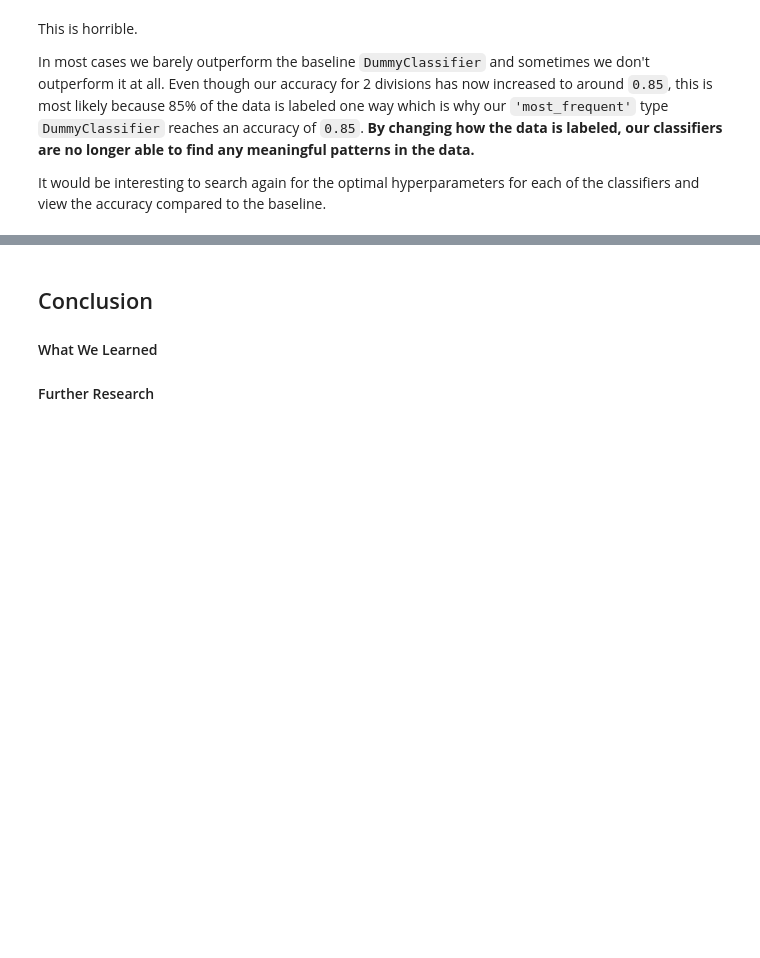
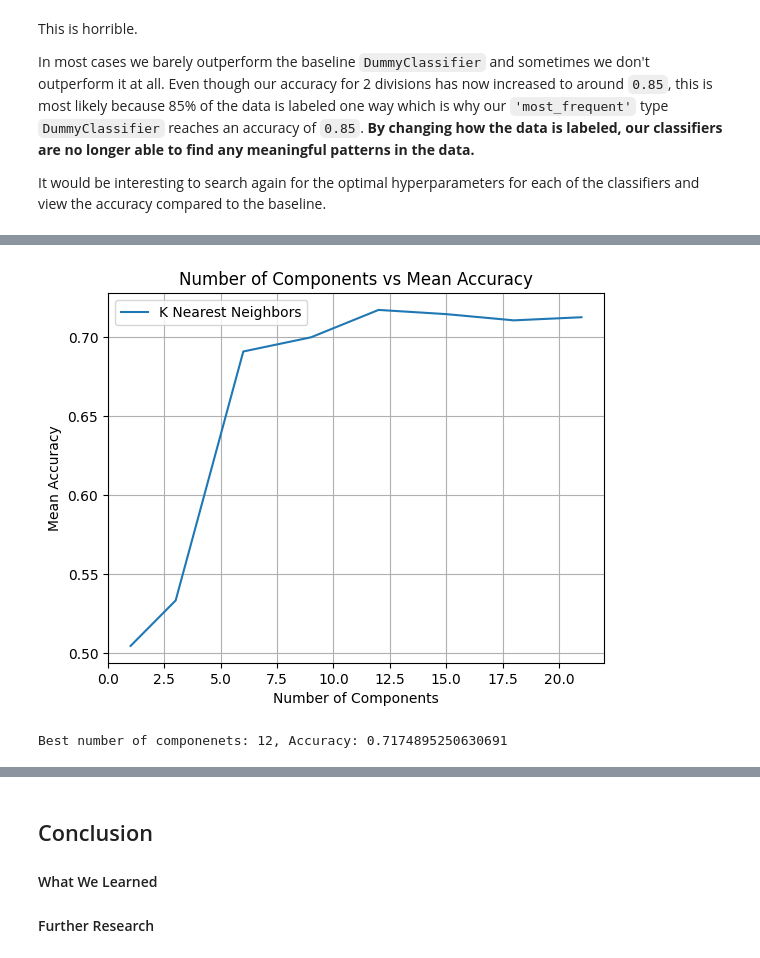
Before and after one commit to s-colins/CS345-Final-Project, a Jupyter notebook: final-project.ipynb, the cells around one changed output, grey strips where cells are left out. Cells and saved outputs as stored; diff of their text form; code cells hidden in the pictures; blank space fills up the shorter version.

```diff
--- a/final-project.ipynb
+++ b/final-project.ipynb
@@ -596,0 +605,9 @@ It would be interesting to search again for the optimal hyperparameters for each
+# %%
+from sklearn.decomposition import PCA
+from sklearn.model_selection import cross_val_score
+
+n_components = 15
+pca = PCA(n_components=n_components)
+X_pca = pca.fit_transform(X_standardized)
+
+X_standardized.shape, X_pca.shape
@@ -596,0 +618,38 @@ It would be interesting to search again for the optimal hyperparameters for each
+# %%
+def get_pca_cv_results(X, y, n_values, classifier):
+    rows = []
+    cv = StratifiedKFold(n_splits=5, shuffle=True, random_state=42)
+    for n_components in n_values:
+        pca = PCA(n_components=n_components)
+        X_pca = pca.fit_transform(X)
+        results = cross_validate(classifier, X_pca, y, cv=cv, scoring="accuracy", return_train_score=True)
+        rows.append({
+            "n_components": n_components,
+            "test_mean":  np.mean(results["test_score"]),
+            "pca_obj": pca
+        })
+    return pd.DataFrame(rows)
+
+n_values = [1, 3, 6, 9, 12, 15, 18, 21]
+knn_pca_cv_results = get_pca_cv_results(X_standardized, y_median, n_values, k_nearest_neighbors_classifier)
+
+knn_pca_accuracies = knn_pca_cv_results['test_mean']
+
+plt.plot(n_values, knn_pca_accuracies, label="K Nearest Neighbors")
+
+plt.xlabel("Number of Components")
+plt.ylabel("Mean Accuracy")
+plt.title("Number of Components vs Mean Accuracy")
+plt.grid(True)
+plt.legend()
+plt.show()
+
+best_row = knn_pca_cv_results.loc[knn_pca_cv_results["test_mean"].idxmax()]
+best_n_components = int(best_row["n_components"])
+best_accuracy = best_row["test_mean"]
+best_pca_obj = best_row["pca_obj"]
+
+print(f"Best number of componenets: {best_n_components}, Accuracy: {best_accuracy}")
+# %% [output]
+[figure, added]
+Best number of componenets: 12, Accuracy: 0.7174895250630691
```
Also changed, not shown: parts of 19 cells of this notebook.
